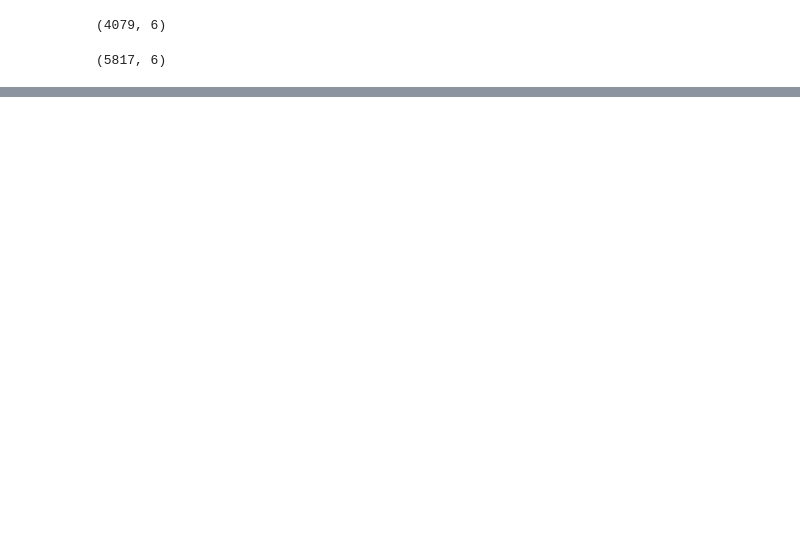
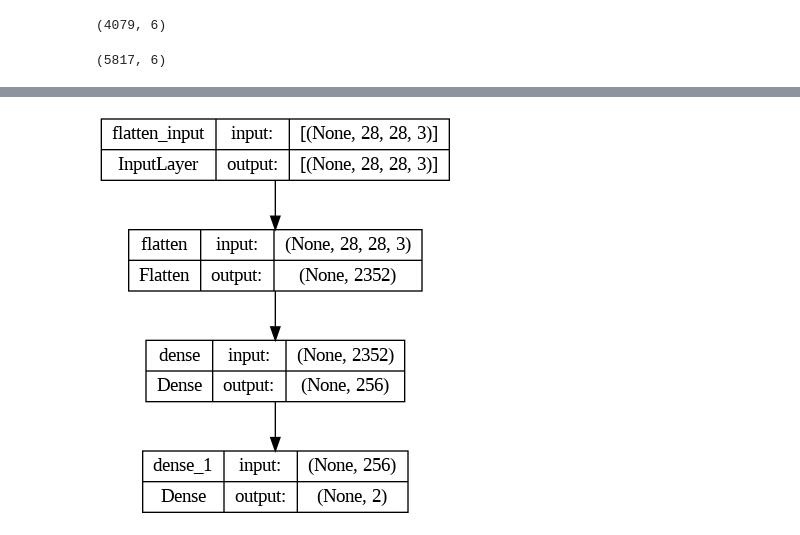
Before and after one commit to s2105802-Nelson/COSC2673-A2-Group42, a Jupyter notebook: COSC2673_Assignment2.ipynb, the cells around one changed output, grey strips where cells are left out. Cells and saved outputs as stored; diff of their text form; code cells hidden in the pictures; blank space fills up the shorter version.

```diff
--- a/COSC2673_Assignment2.ipynb
+++ b/COSC2673_Assignment2.ipynb
@@ -56,0 +172,20 @@ plt.tight_layout()
+# %%
+# 28 x 28 with 3 channels
+INPUT_DIM = (28,28,3)
+# Number of nodes in the hidden layer
+HIDDEN_LAYER_DIM = 256
+# Number of class to be predicted
+OUTPUT_CLASSES = 2
+# %%
+# Using Sequential API to build the model as shown in the tutorial
+import tensorflow as tf
+
+model = tf.keras.Sequential([
+    # Layer 1: Transform the image into correct format
+    tf.keras.layers.Flatten(input_shape=INPUT_DIM),
+    # Layer 2: 256 nodes
+    tf.keras.layers.Dense(HIDDEN_LAYER_DIM, activation='sigmoid'),
+    # Layer 3: Work together with Layer 2 to produce 2 outputs
+    # To determine the class of the image
+    tf.keras.layers.Dense(OUTPUT_CLASSES)
+])
@@ -56,0 +210,4 @@ plt.tight_layout()
+# %%
+tf.keras.utils.plot_model(model, show_shapes=True)
+# %% [output]
+[figure, added]
```
Also changed, not shown: parts of 31 cells of this notebook.
